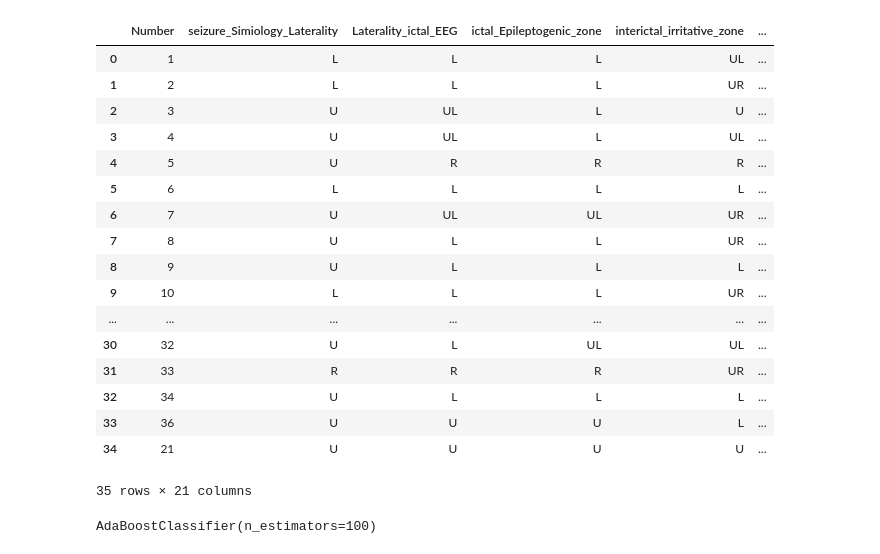
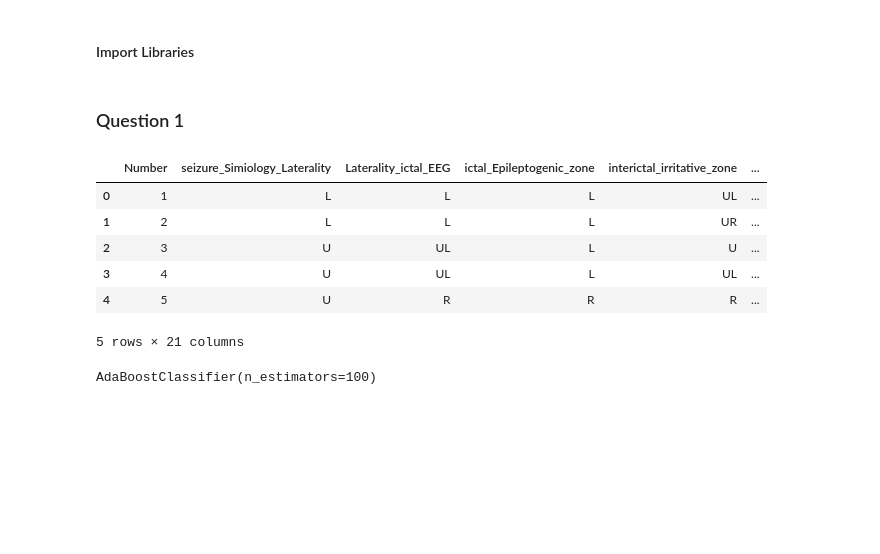
Before and after one commit to ATheCoder/pattern-project-2, a Jupyter notebook: main.ipynb, the cells around one changed output. Saved outputs shown, nothing was run; the diff lists cells and outputs as text; code cells hidden in the pictures; blank space fills up the shorter version.

```diff
--- a/main.ipynb
+++ b/main.ipynb
@@ -1,3 +1,5 @@
+# %% [markdown]
+#### Import Libraries
 # %%
 import pandas as pd
 from sklearn.ensemble import AdaBoostClassifier
@@ -4,24 +7,17 @@ from sklearn.ensemble import AdaBoostClassifier
-# %%
-df
-# %% [output]
-|  | Number | seizure_Simiology_Laterality | Laterality_ictal_EEG | ictal_Epileptogenic_zone | interictal_irritative_zone | ... |
-| 0 | 1 | L | L | L | UL | ... |
-| 1 | 2 | L | L | L | UR | ... |
-| 2 | 3 | U | UL | L | U | ... |
-| 3 | 4 | U | UL | L | UL | ... |
-| 4 | 5 | U | R | R | R | ... |
-| 5 | 6 | L | L | L | L | ... |
-| 6 | 7 | U | UL | UL | UR | ... |
-| 7 | 8 | U | L | L | UR | ... |
-| 8 | 9 | U | L | L | L | ... |
-| 9 | 10 | L | L | L | UR | ... |
-| ... | ... | ... | ... | ... | ... | ... |
-| 30 | 32 | U | L | UL | UL | ... |
-| 31 | 33 | R | R | R | UR | ... |
-| 32 | 34 | U | L | L | L | ... |
-| 33 | 36 | U | U | U | L | ... |
-| 34 | 21 | U | U | U | U | ... |
-35 rows × 21 columns
+# %% [markdown]
+### Question 1
+# %%
+df = pd.read_csv('./Laterality.csv')
+
+df.head(5)
+# %% [output]
+|  | Number | seizure_Simiology_Laterality | Laterality_ictal_EEG | ictal_Epileptogenic_zone | interictal_irritative_zone | ... |
+| 0 | 1 | L | L | L | UL | ... |
+| 1 | 2 | L | L | L | UR | ... |
+| 2 | 3 | U | UL | L | U | ... |
+| 3 | 4 | U | UL | L | UL | ... |
+| 4 | 5 | U | R | R | R | ... |
+5 rows × 21 columns
 # %%
 y = df['Overall_Laterality_NO']
 x = pd.get_dummies(df).drop('Overall_Laterality_NO', axis=1).to_numpy()
```
Also changed, not shown: parts of 14 cells of this notebook.
